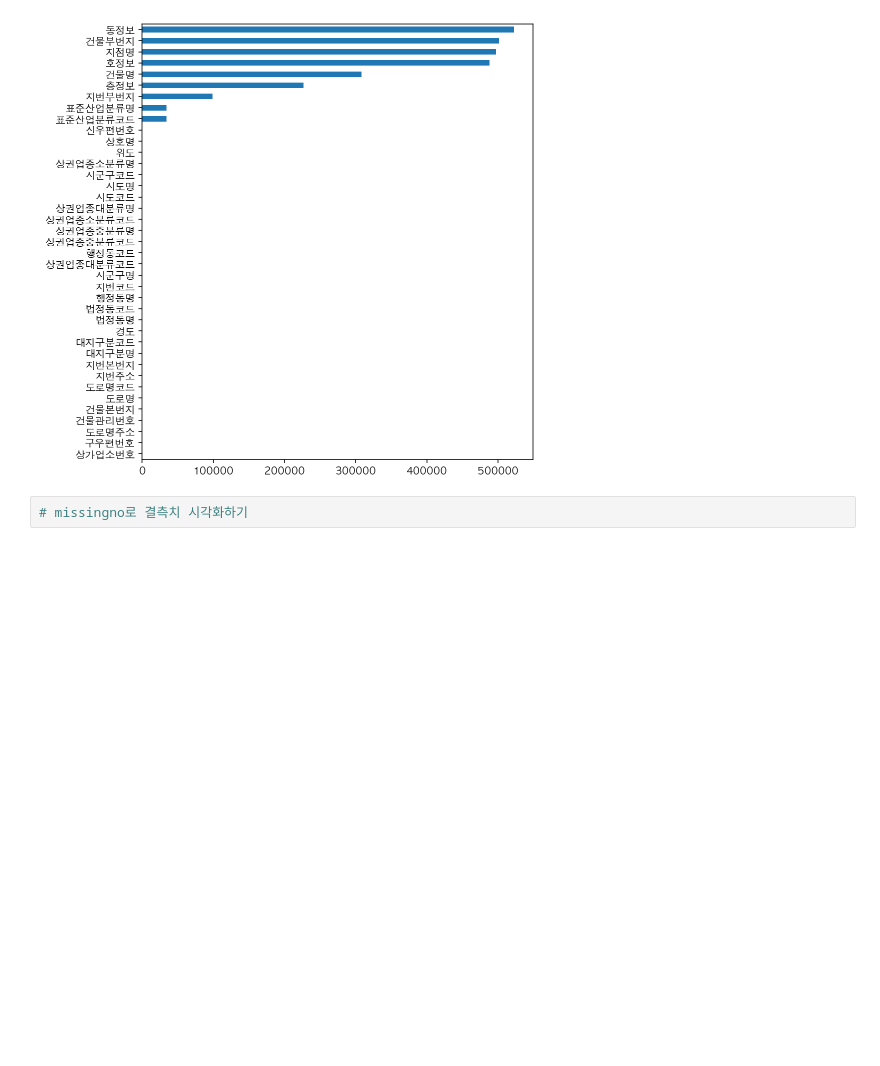
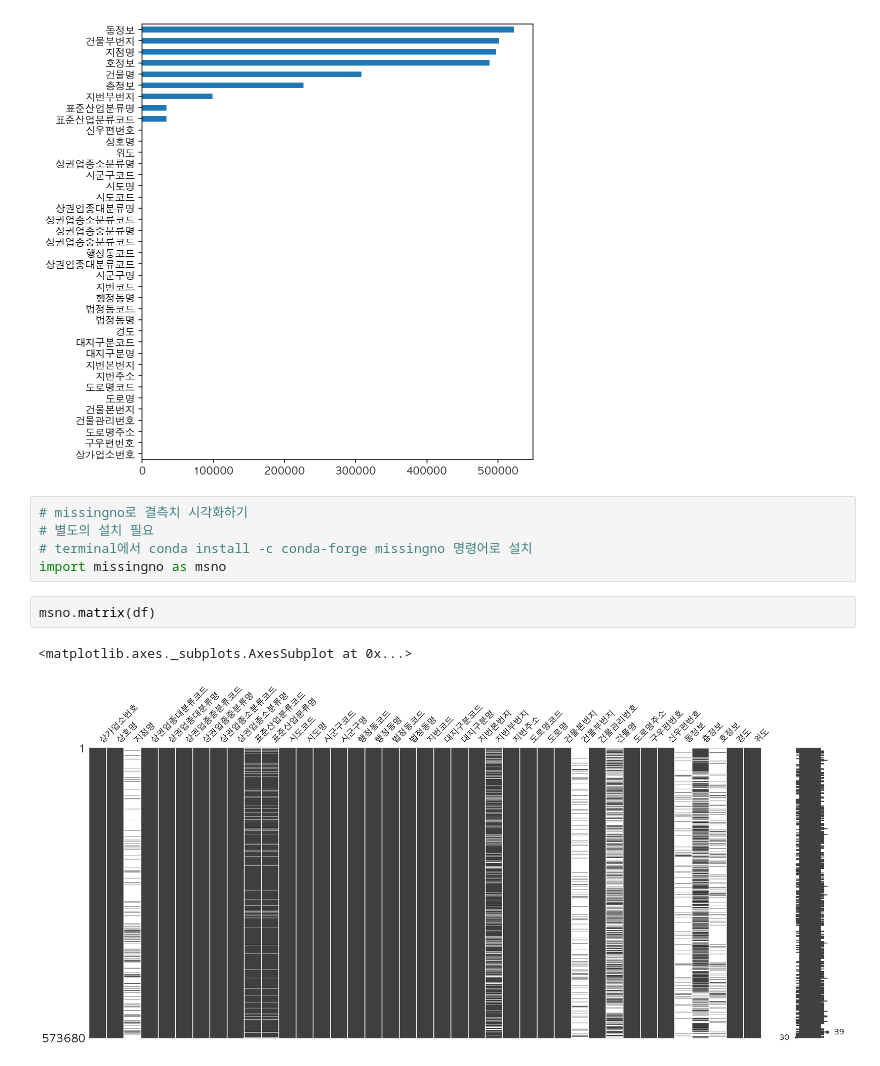
Before and after one commit to MovingKyo/python_data_visualization, a Jupyter notebook: 상가 상권 분석 데이터 시각화.ipynb, the cells around one changed output. Cells and saved outputs as stored; diff of their text form; blank space fills up the shorter version.

```diff
--- a/상가 상권 분석 데이터 시각화.ipynb
+++ b/상가 상권 분석 데이터 시각화.ipynb
@@ -133,5 +133,13 @@ n.sort_values().plot.barh(figsize=(7,8))
 # %% [output]
 <matplotlib.axes._subplots.AxesSubplot at 0x...>
 [figure]
-# %%
-# missingno로 결측치 시각화하기
+# %%
+# missingno로 결측치 시각화하기
+# 별도의 설치 필요
+# terminal에서 conda install -c conda-forge missingno 명령어로 설치
+import missingno as msno
+# %%
+msno.matrix(df)
+# %% [output]
+<matplotlib.axes._subplots.AxesSubplot at 0x...>
+[figure, added]
```
Also changed, not shown: parts of 36 cells of this notebook.
